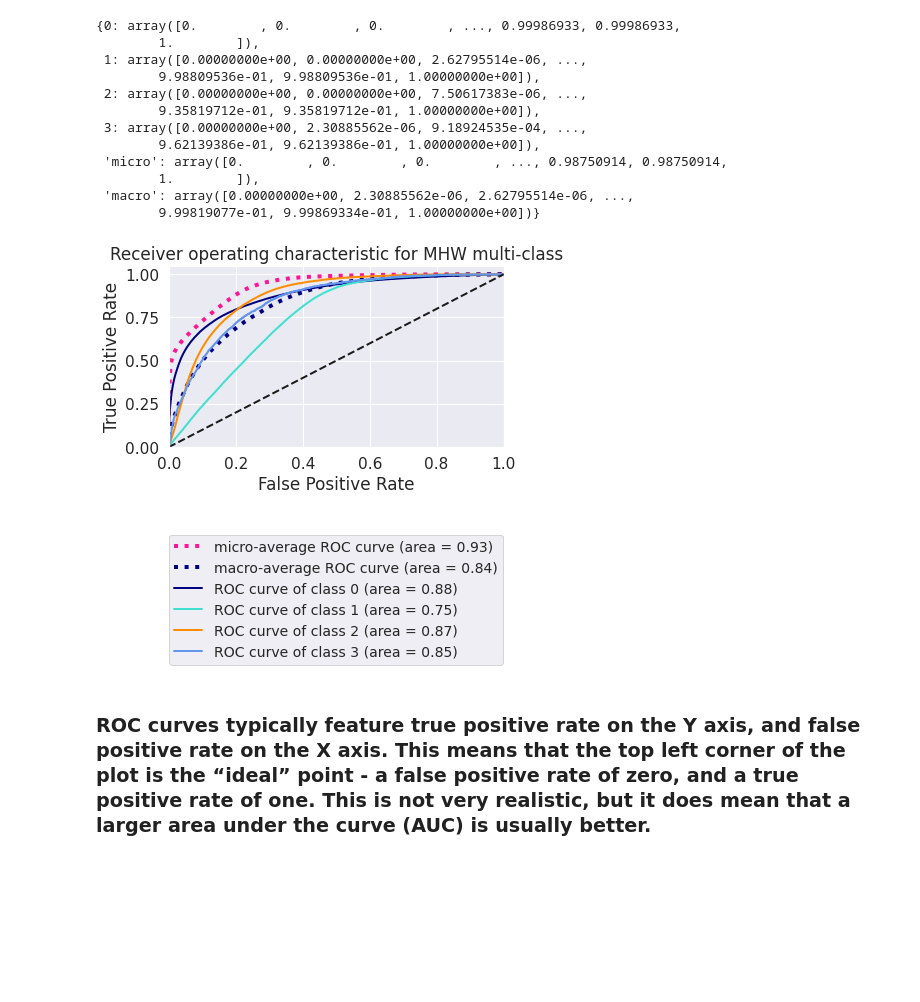
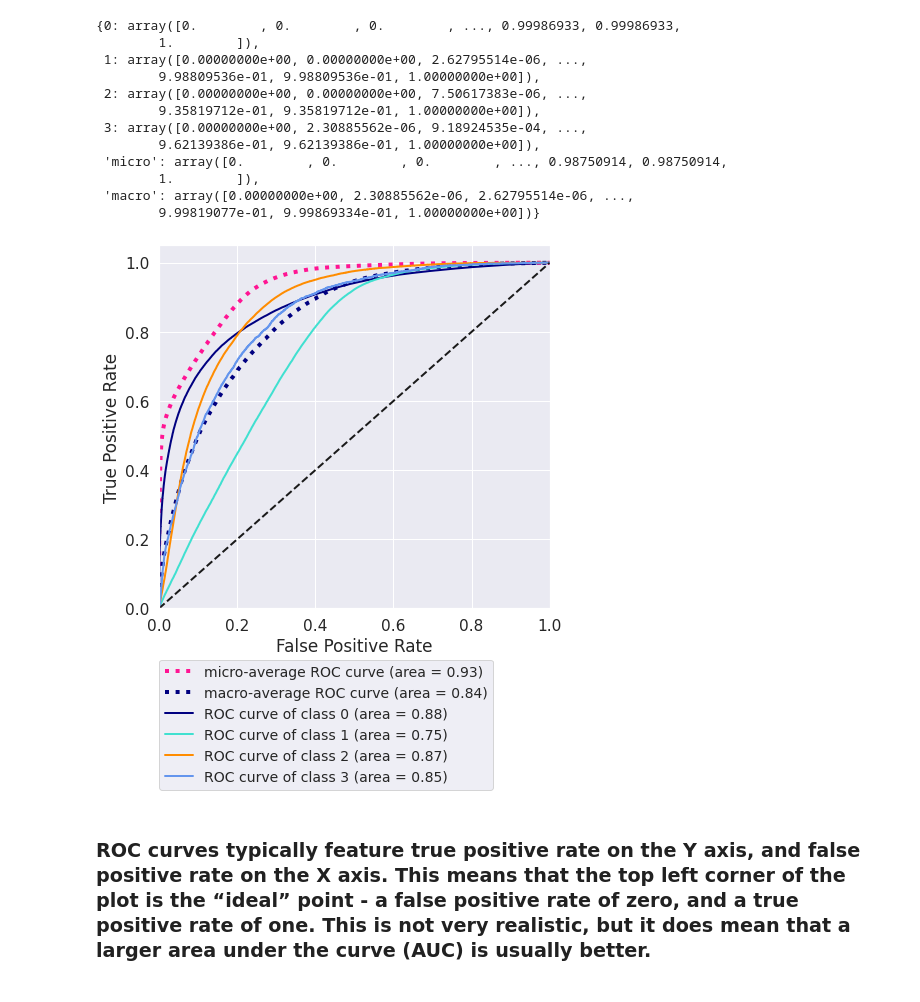
Before and after one commit to KatGiamalaki/Random_Forest_for_MHW, a Jupyter notebook: RandomForest_1902.ipynb, the cells around one changed output. Drawn from its saved outputs; the diff is of its cells as text; code cells hidden in the pictures; blank space fills up the shorter version.

```diff
--- a/RandomForest_1902.ipynb
+++ b/RandomForest_1902.ipynb
@@ -652,39 +655,41 @@ mean_tpr /= n_classes
 fpr["macro"] = all_fpr
 tpr["macro"] = mean_tpr
 roc_auc["macro"] = auc(fpr["macro"], tpr["macro"])
 
 # Plot all ROC curves
-plt.figure()
+#plt.figure()
+
+plt.figure(figsize = (7, 8))
 plt.plot(fpr["micro"], tpr["micro"],
          label='micro-average ROC curve (area = {0:0.2f})'
                ''.format(roc_auc["micro"]),
          color='deeppink', linestyle=':', linewidth=4)
 
 plt.plot(fpr["macro"], tpr["macro"],
          label='macro-average ROC curve (area = {0:0.2f})'
                ''.format(roc_auc["macro"]),
          color='navy', linestyle=':', linewidth=4)
 
 colors = cycle(['navy', 'turquoise', 'darkorange', 'cornflowerblue'])
 #colors = cycle(['navy', 'turquoise', 'cornflowerblue', 'teal'])
 for i, color in zip(range(n_classes), colors):
     plt.plot(fpr[i], tpr[i], color=color, lw=lw,
              label='ROC curve of class {0} (area = {1:0.2f})'
              ''.format(i, roc_auc[i]))
 
-fig = plt.gcf()
-fig.subplots_adjust(bottom=0.25)
+#fig = plt.gcf()
+plt.subplots_adjust(bottom=0.25)
 plt.plot([0, 1], [0, 1], 'k--', lw=lw)
 plt.xlim([0.0, 1.0])
 plt.ylim([0.0, 1.05])
 plt.xlabel('False Positive Rate')
 plt.ylabel('True Positive Rate')
-plt.title('Receiver operating characteristic for MHW multi-class')
-plt.legend(loc=(0, -1.2), prop=dict(size=14))
+#plt.title('Receiver operating characteristic for MHW multi-class')
+plt.legend(loc=(0, -0.5), prop=dict(size=14))
 #plt.legend(loc="lower right")
 plt.show()
 # %% [output]
-[figure, old version]
+[figure, new version]
 # %% [markdown]
 ### ROC curves typically feature true positive rate on the Y axis, and false positive rate on the X axis. This means that the top left corner of the plot is the “ideal” point - a false positive rate of zero, and a true positive rate of one. This is not very realistic, but it does mean that a larger area under the curve (AUC) is usually better.
 
```
Also changed, not shown: parts of 4 cells of this notebook.
